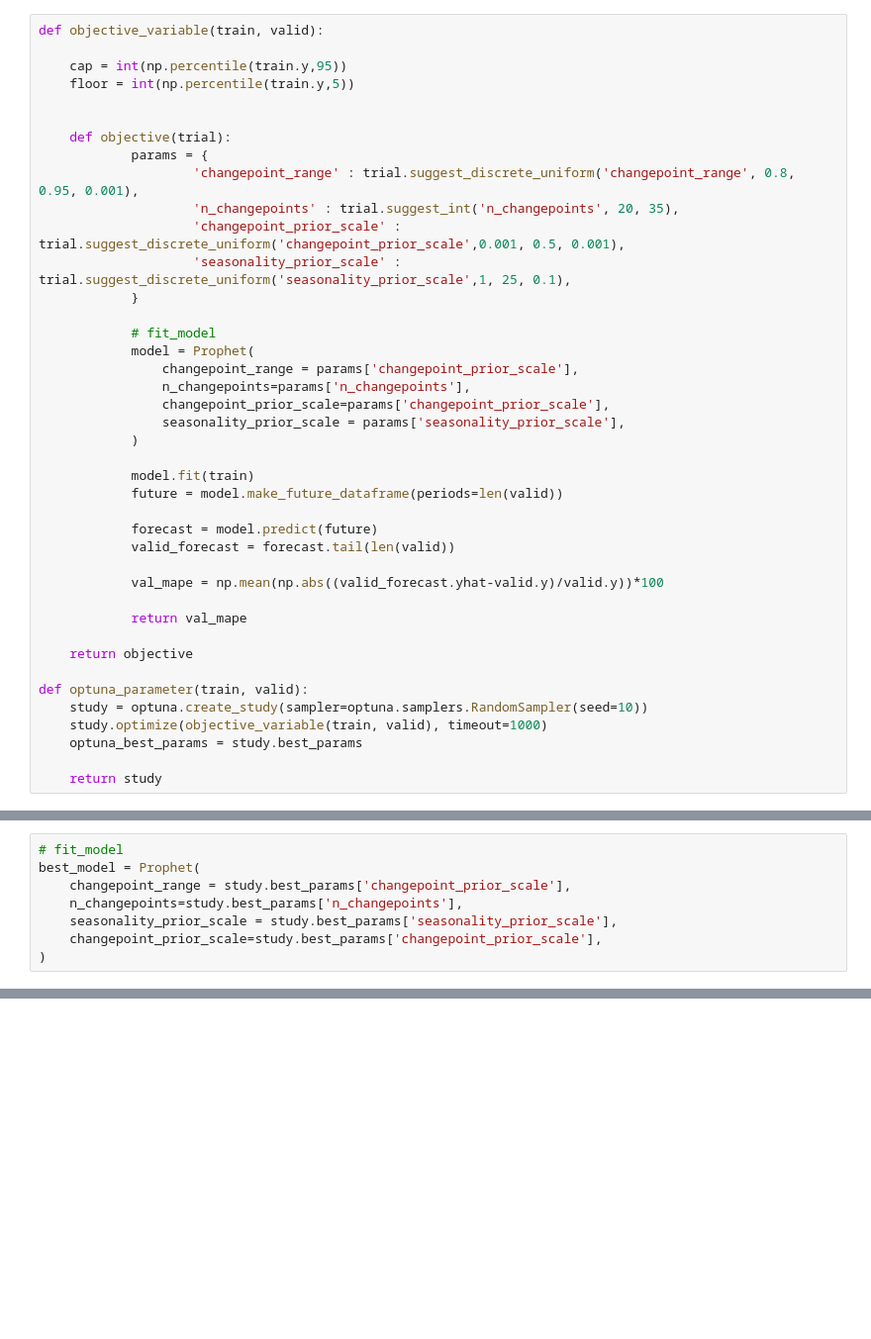
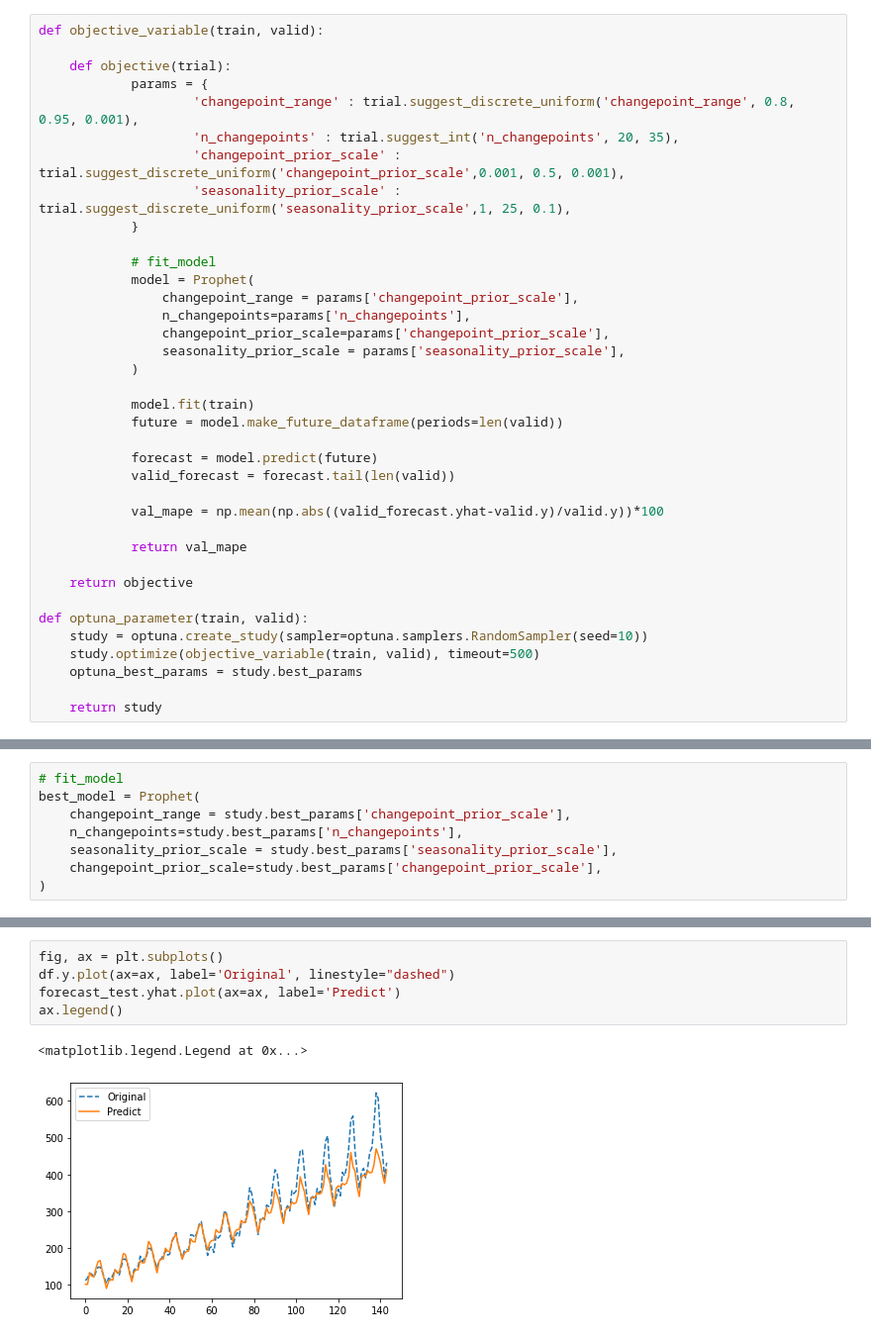
Before and after one commit to ykato27/Time-Series-Forecasting, a Jupyter notebook: notebook/prophet-optuna.ipynb, the cells around one changed output, grey strips where cells are left out. Shown: that part at 99% size. Saved outputs shown, nothing was run; the diff lists cells and outputs as text; blank space fills up the shorter version.

```diff
--- a/notebook/prophet-optuna.ipynb
+++ b/notebook/prophet-optuna.ipynb
@@ -51,10 +45,6 @@ plt.show()
 - optunaでハイパラチューニングを行う
 # %%
 def objective_variable(train, valid):
-
-    cap = int(np.percentile(train.y,95))
-    floor = int(np.percentile(train.y,5))
-
 
     def objective(trial):
             params = {
@@ -86,7 +76,7 @@ def objective_variable(train, valid):
 
 def optuna_parameter(train, valid):
     study = optuna.create_study(sampler=optuna.samplers.RandomSampler(seed=10))
-    study.optimize(objective_variable(train, valid), timeout=1000)
+    study.optimize(objective_variable(train, valid), timeout=500)
     optuna_best_params = study.best_params
 
     return study
@@ -140 +130,9 @@ INFO:fbprophet:n_changepoints greater than number of observations. Using 15.
 [figure]
+# %%
+fig, ax = plt.subplots()
+df.y.plot(ax=ax, label='Original', linestyle="dashed")
+forecast_test.yhat.plot(ax=ax, label='Predict')
+ax.legend()
+# %% [output]
+<matplotlib.legend.Legend at 0x...>
+[figure, added]
```
Also changed, not shown: parts of 5 cells of this notebook.
